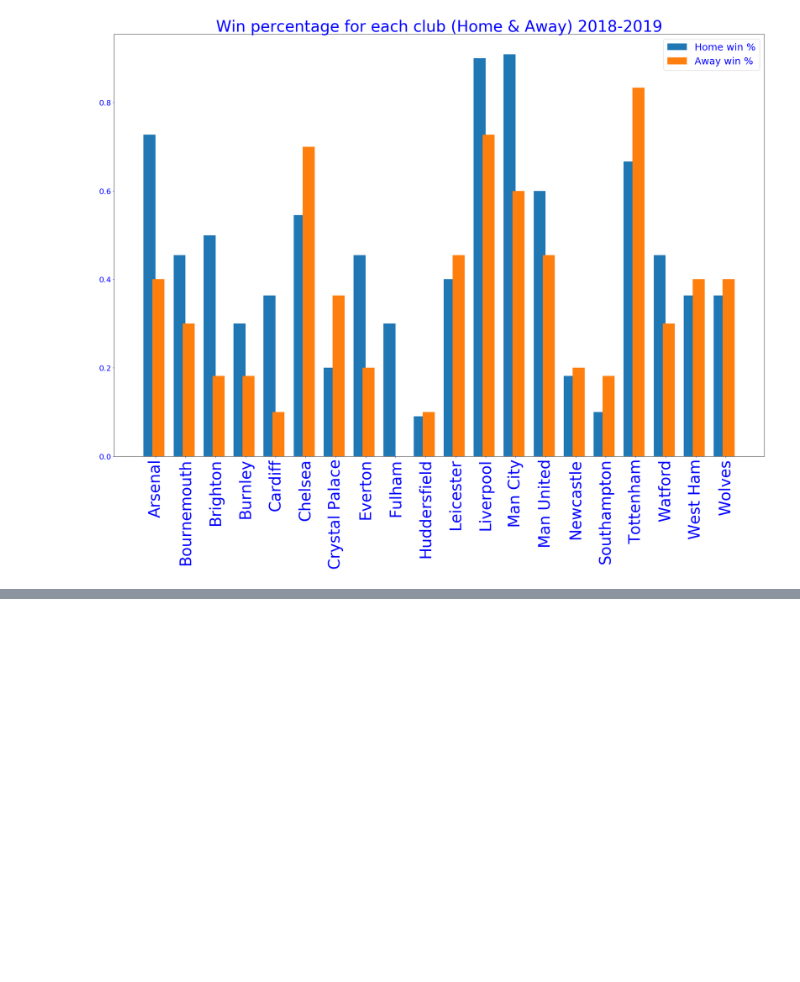
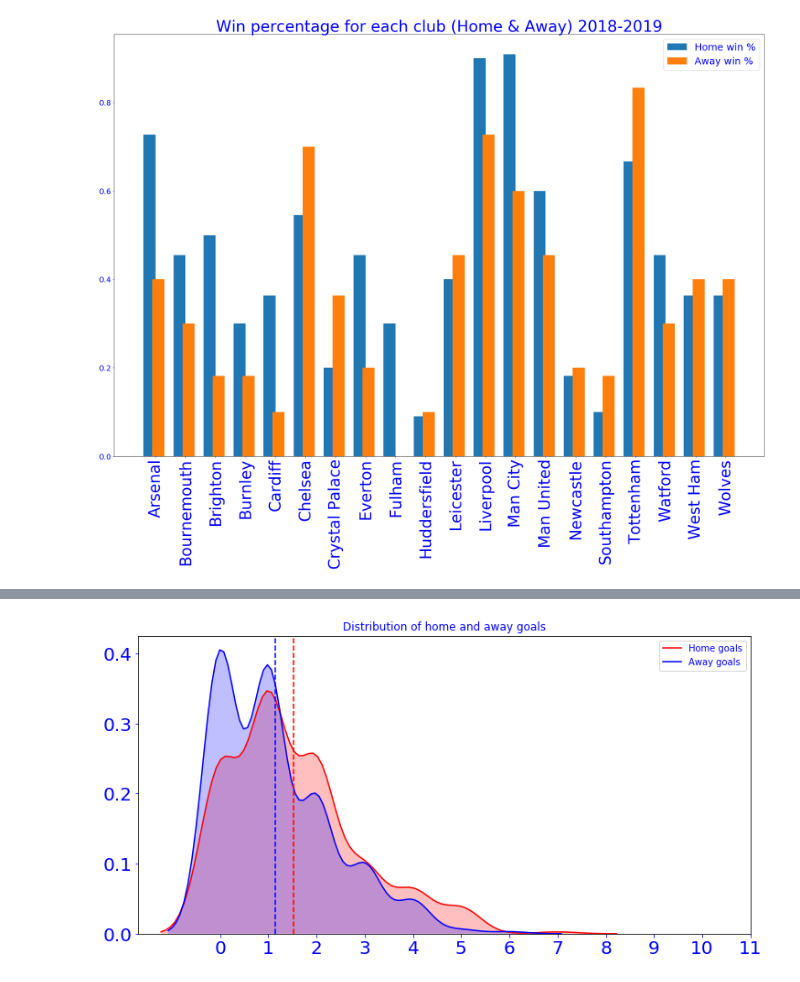
Before and after one commit to Panda06/footballDataAnalysis, a Jupyter notebook: clean_and_visual_data.ipynb, the cells around one changed output, grey strips where cells are left out. Cells and saved outputs as stored; diff of their text form; code cells hidden in the pictures; blank space fills up the shorter version.

```diff
--- a/clean_and_visual_data.ipynb
+++ b/clean_and_visual_data.ipynb
@@ -105,0 +127,4 @@ xg_table_2017.head(6)
+# %%
+plot_home_away_goals(table_2017)
+# %% [output]
+[figure, added]
```
Also changed, not shown: parts of 17 cells of this notebook.
